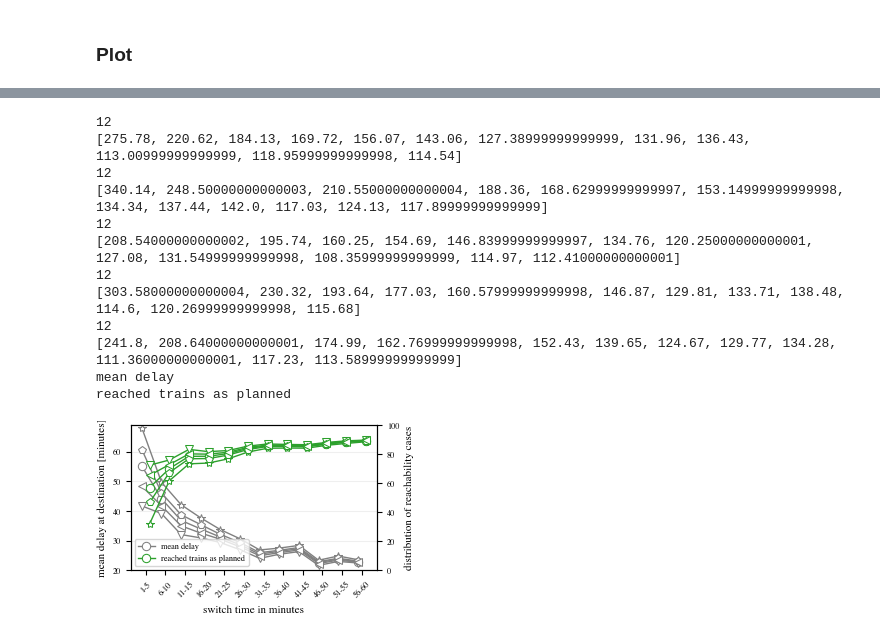
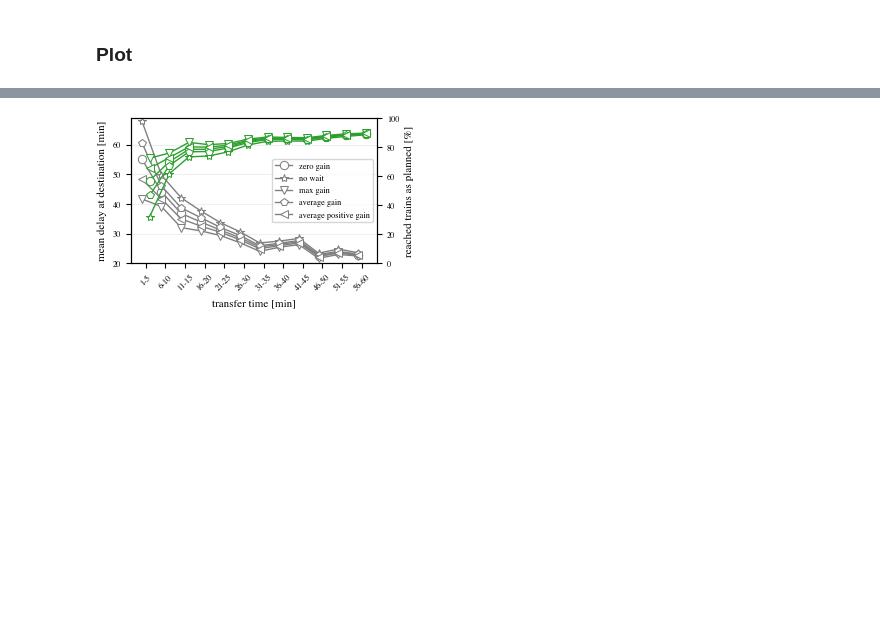
Before and after one commit to 17ex/DataLiteracy, a Jupyter notebook: fig/fig_gains.ipynb, the cells around one changed output, grey strips where cells are left out. Cells and saved outputs as stored; diff of their text form; code cells hidden in the pictures; blank space fills up the shorter version.

Commit message:
update figure files and delete old stuff

```diff
--- a/fig/fig_gains.ipynb
+++ b/fig/fig_gains.ipynb
@@ -164,16 +117,0 @@ plt.show()
-# %%
-plt.rcParams.update(bundles.icml2022(column="half", nrows=1, ncols=1, usetex=False))
-plt.rcParams.update(plt.rcParamsDefault)
-plt.rcParams.update()
-x = np.arange(len(df_mean_delays.switch_times))
-
-fig, ax = plt.subplots()
-for key, df in dict_mean_delays.items():
-
-    ax.plot(x+1, df.mean_delay, label=key, color='#98DF8A', alpha=0.2)
-#ax.bar(x+1, df_mean_delays.median_delay, label="median", color='#8C564B')
-
-plt.legend()
-plt.title('Mean Delay')
-
-plt.show()
@@ -183,8 +119,7 @@ plt.show()
 plt.rcParams.update(bundles.icml2022(column="half", nrows=1, ncols=1, usetex=False))
 plt.rcParams.update(cycler.cycler(marker=marker_constants.o_sized[:5]))
 plt.rcParams.update(markers.inverted())
-#plt.rcParams.update(plt.rcParamsDefault)
-# Generate grouped Data
+
 
 group_size = 5  # set group size
 
@@ -194,10 +129,7 @@ fig, ax1 = plt.subplots()
 ax2 = ax1.twinx()
 
 
-#ax2.yaxis.label.set_color('#2CA02C')
-
-#marker_list = ["o", ".", "^", "s", "v"]
-linestyle_list = ['solid', 'dotted', 'dashed', (5,(10,3)), 'dashdot']
+keys_string = ['zero gain', 'no wait', 'max gain', 'average gain', 'average positive gain']
 
 width = 0.3
 
@@ -232,18 +164,11 @@ for key, df in dict_mean_delays.items():
 
 
 
-    print(len(grouped_mean_delays))
+    #print(len(grouped_mean_delays))
     max_grouped_meand_delays.append(max(grouped_mean_delays)/group_size)
     x = np.arange(len(grouped_mean_delays))
 
-    #y_ticks_array = np.arange(0, max(grouped_mean_delays)/group_size+1, 10)
-    print(grouped_mean_delays)
-
-
-
-    #ax1.bar(x+1-0.2, np.array(grouped_mean_delays)/group_size, width, color="grey", label="mean delay", alpha=0.2)
-    l1 = ax1.plot(x+1-0.2, np.array(grouped_mean_delays)/group_size, color="grey", label="mean delay", linewidth=1) #, marker=marker_list[m], linestyle=linestyle_list[m]
-    #ax1.bar(x+1-0.2, np.array(grouped_median_delays)/group_size, width, color='black', alpha=0.2, label="median delay")
+    l1 = ax1.plot(x+1-0.2, np.array(grouped_mean_delays)/group_size, color="grey", label=keys_string[m], linewidth=1)
 
 
     bottom = np.zeros(len(grouped_mean_delays))
@@ -253,57 +178,40 @@ for key, df in dict_mean_delays.items():
     bar2 = np.array(grouped_reachable2)/reachables_total*100
     bar3 = np.array(grouped_reachable3)/reachables_total*100
 
-    #ax2.bar(x+1+0.2, bar1, width, color="#FFBB78", label="incoming train cancelled", bottom=bottom+bar2+bar3, alpha=0.1)
-    #ax2.plot(x+1+0.2, bar1+bar2+bar3, color="#FFBB78")
-    #ax2.bar(x+1+0.2, bar2, width, color="#C49C94", label="outgoing train missed/cancelled", bottom=bottom+bar3, alpha=0.1)
-    #ax2.plot(x+1+0.2, bar2+bar3, color="#C49C94")
-    #ax2.bar(x+1+0.2, bar3, width, color="#98DF8A", label="reached trains as planned", bottom=bottom, alpha=0.2)
-    l2 = ax2.plot(x+1+0.2, bar3, color="#2CA02C", label="reached trains as planned", linewidth=1) #, marker=marker_list[m], linestyle=linestyle_list[m]
 
+    l2 = ax2.plot(x+1+0.2, bar3, color="#2CA02C", label=keys_string[m], linewidth=1)
 
     m = m+1
 
 
 
-#ax1.set_title('Mean Delay in Minutes and distribution of reachability cases \n depending on the switch time in minutes in Frankfurt Hbf \nusing subset data')
-ax1.set_xlabel('switch time in minutes')
-ax1.set_ylabel('mean delay at destination [minutes]')
+ax1.set_xlabel('transfer time [min]')
+ax1.set_ylabel('mean delay at destination [min]')
 xticks_array =  [f'{start}-{end}' for start, end in zip(range(1, 60, group_size), range(1 + group_size - 1, 60 + 1, group_size))]
 ax1.set_xticks(x+1, xticks_array, rotation=45)
 #ax1.set_yticks(y_ticks_array)
 ax1.set_ylim([20, math.ceil(max(max_grouped_meand_delays))])
 ax1.yaxis.grid("major", alpha=0.2)
 
 
-ax2.set_ylabel('distribution of reachability cases')
+ax2.set_ylabel("reached trains as planned [%]")
 ax2.set_ylim([0,100])
 
 # Solution for having two legends
 bars1, labels1 = ax1.get_legend_handles_labels()
-bars2, labels2 = ax2.get_legend_handles_labels()
+#bars2, labels2 = ax2.get_legend_handles_labels()
 
-print(labels1[0])
-print(labels2[0])
 
-legend = ax2.legend([bars1[0], bars2[0]], [labels1[0], labels2[0]], loc="lower left")
+#legend = ax2.legend([bars1[0], bars2[0]], [labels1[0], labels2[0]], loc="lower left")
+legend = ax2.legend(bars1, labels1, loc="center right", labelcolor="black")
 for lh in legend.legend_handles:
     lh.set_alpha(1.0)
+
+
 
 
 plt.savefig("plot_meanDelay_gain.pdf", format="pdf")
 
 plt.show()
 # %% [output]
-12
-[275.78, 220.62, 184.13, 169.72, 156.07, 143.06, 127.38999999999999, 131.96, 136.43, 113.00999999999999, 118.95999999999998, 114.54]
-12
-[340.14, 248.50000000000003, 210.55000000000004, 188.36, 168.62999999999997, 153.14999999999998, 134.34, 137.44, 142.0, 117.03, 124.13, 117.89999999999999]
-12
-[208.54000000000002, 195.74, 160.25, 154.69, 146.83999999999997, 134.76, 120.25000000000001, 127.08, 131.54999999999998, 108.35999999999999, 114.97, 112.41000000000001]
-12
-[303.58000000000004, 230.32, 193.64, 177.03, 160.57999999999998, 146.87, 129.81, 133.71, 138.48, 114.6, 120.26999999999998, 115.68]
-12
-[241.8, 208.64000000000001, 174.99, 162.76999999999998, 152.43, 139.65, 124.67, 129.77, 134.28, 111.36000000000001, 117.23, 113.58999999999999]
-mean delay
-reached trains as planned
-[figure, old version]
+[figure, new version]
```
Also changed, not shown: parts of 9 cells of this notebook, 5 other files.
